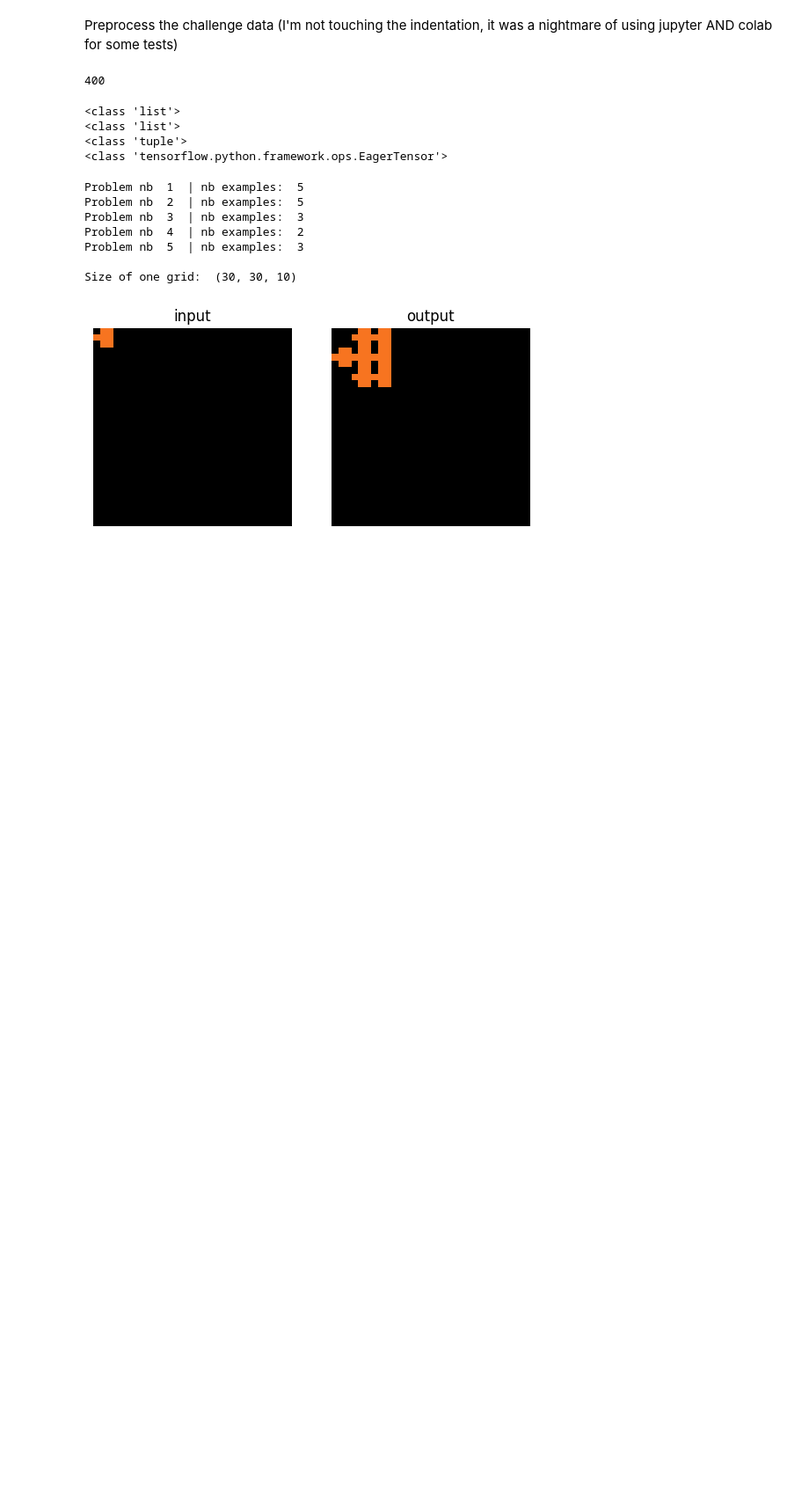
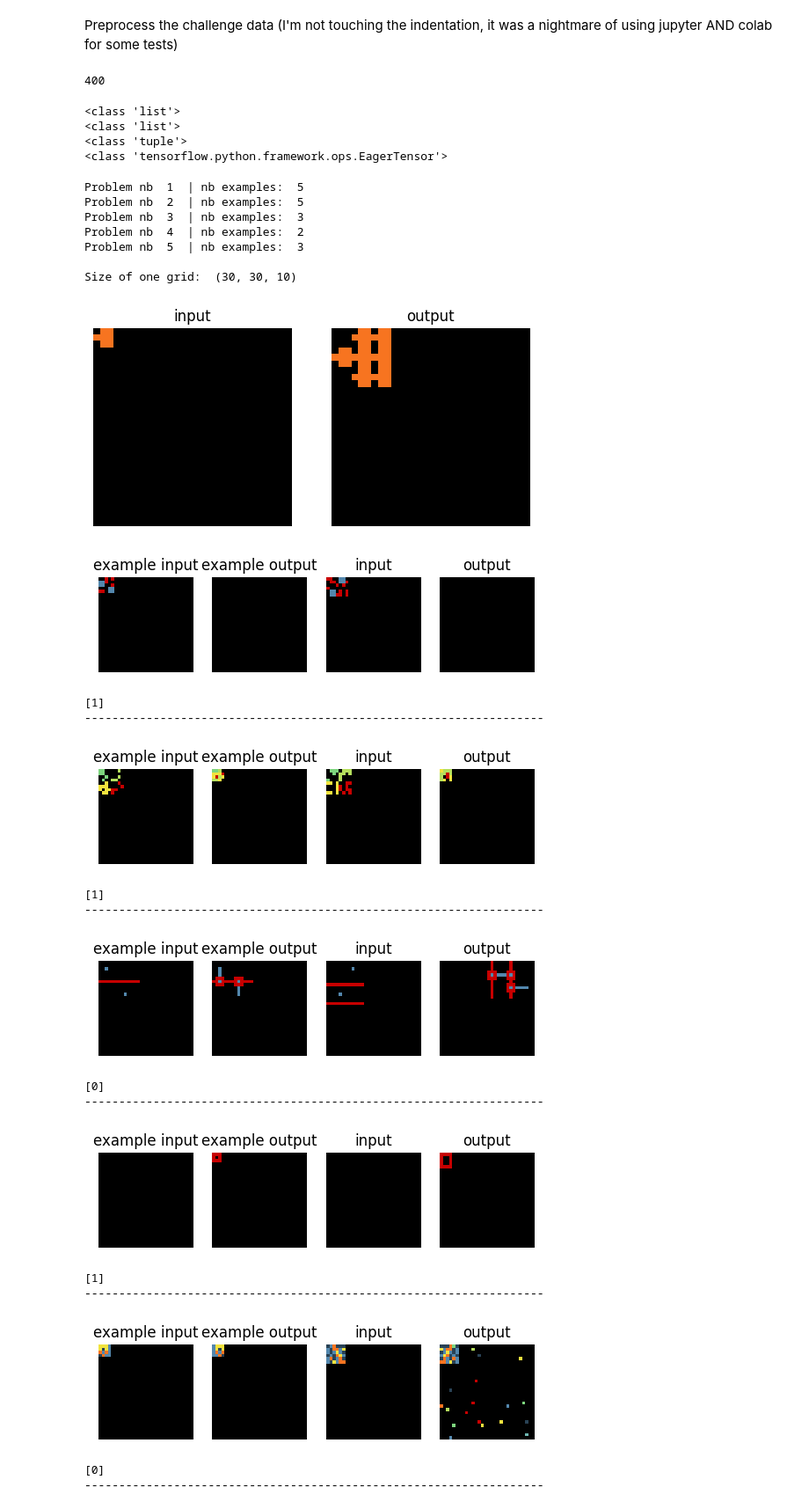
Before and after one commit to Pumafi/problem_solving_rl_pumafi, a Jupyter notebook: initial_test.ipynb, the cells around one changed output. Shown at 88% size. Drawn from its saved outputs; the diff is of its cells as text; code cells hidden in the pictures; blank space fills up the shorter version.

```diff
--- a/initial_test.ipynb
+++ b/initial_test.ipynb
@@ -139,0 +142,42 @@ plt.show()
+# %%
+plot_fail_success_examples = True
+
+if plot_fail_success_examples:
+    cmap, norm = get_color_map(number_of_categories=9)
+    for i in range(5):
+
+        plt.subplot(1, 4, 1)
+        plt.title('example input')
+        plt.imshow(np.argmax(training_z[i][0][0], axis=-1), interpolation='nearest', cmap=cmap, norm=norm)
+        plt.axis('off')
+        plt.subplot(1, 4, 2)
+        plt.title('example output')
+        plt.imshow(np.argmax(training_z[i][0][1], axis=-1), interpolation='nearest', cmap=cmap, norm=norm)
+        plt.axis('off')
+        plt.subplot(1, 4, 3)
+        plt.title('input')
+        plt.imshow(np.argmax(training_x[i][0], axis=-1), interpolation='nearest', cmap=cmap, norm=norm)
+        plt.axis('off')
+        plt.subplot(1, 4, 4)
+        plt.title('output')
+        plt.imshow(np.argmax(training_x[i][1], axis=-1), interpolation='nearest', cmap=cmap, norm=norm)
+        plt.axis('off')
+        plt.show()
+        print(training_y[i])
+        print("-------------------------------------------------------------------")
+# %% [output]
+[figure, added]
+[1]
+-------------------------------------------------------------------
+[figure, added]
+[1]
+-------------------------------------------------------------------
+[figure, added]
+[0]
+-------------------------------------------------------------------
+[figure, added]
+[1]
+-------------------------------------------------------------------
+[figure, added]
+[0]
+-------------------------------------------------------------------
```
Also changed, not shown: parts of 14 cells of this notebook.
